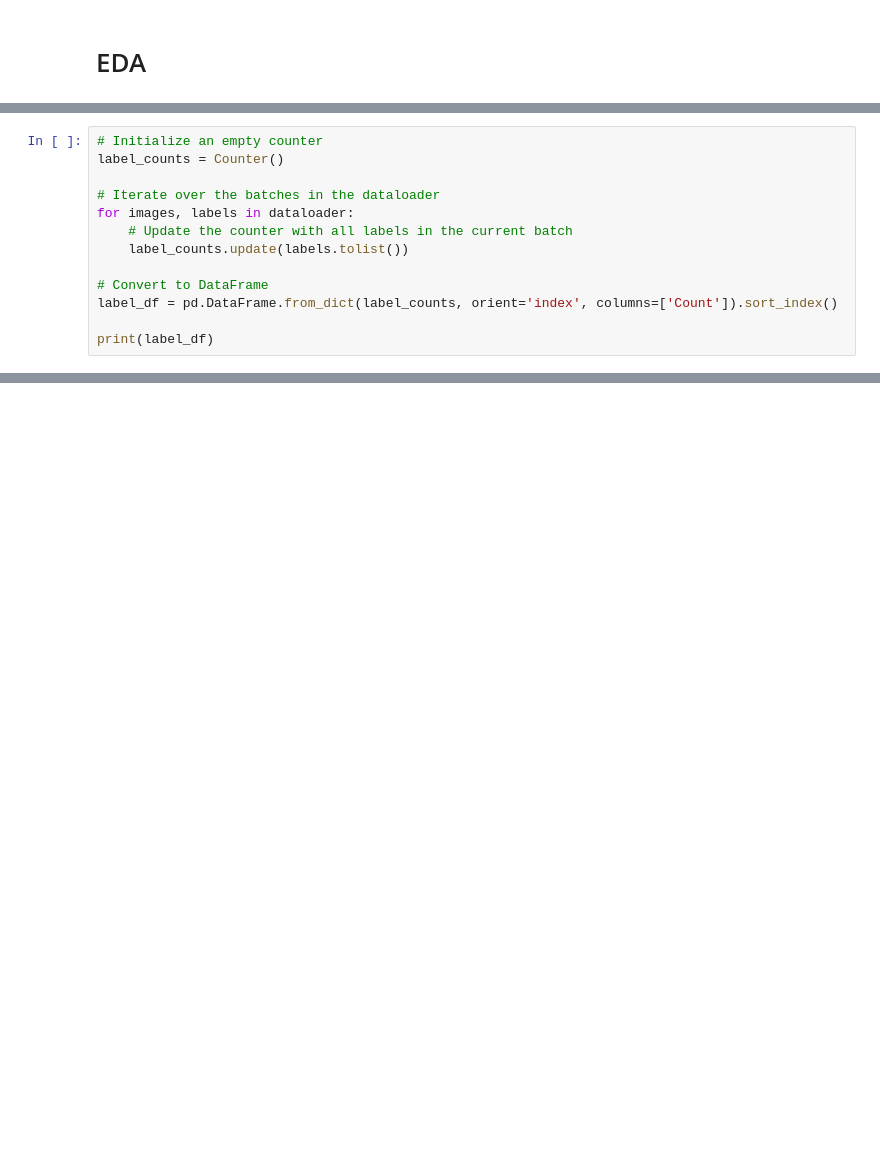
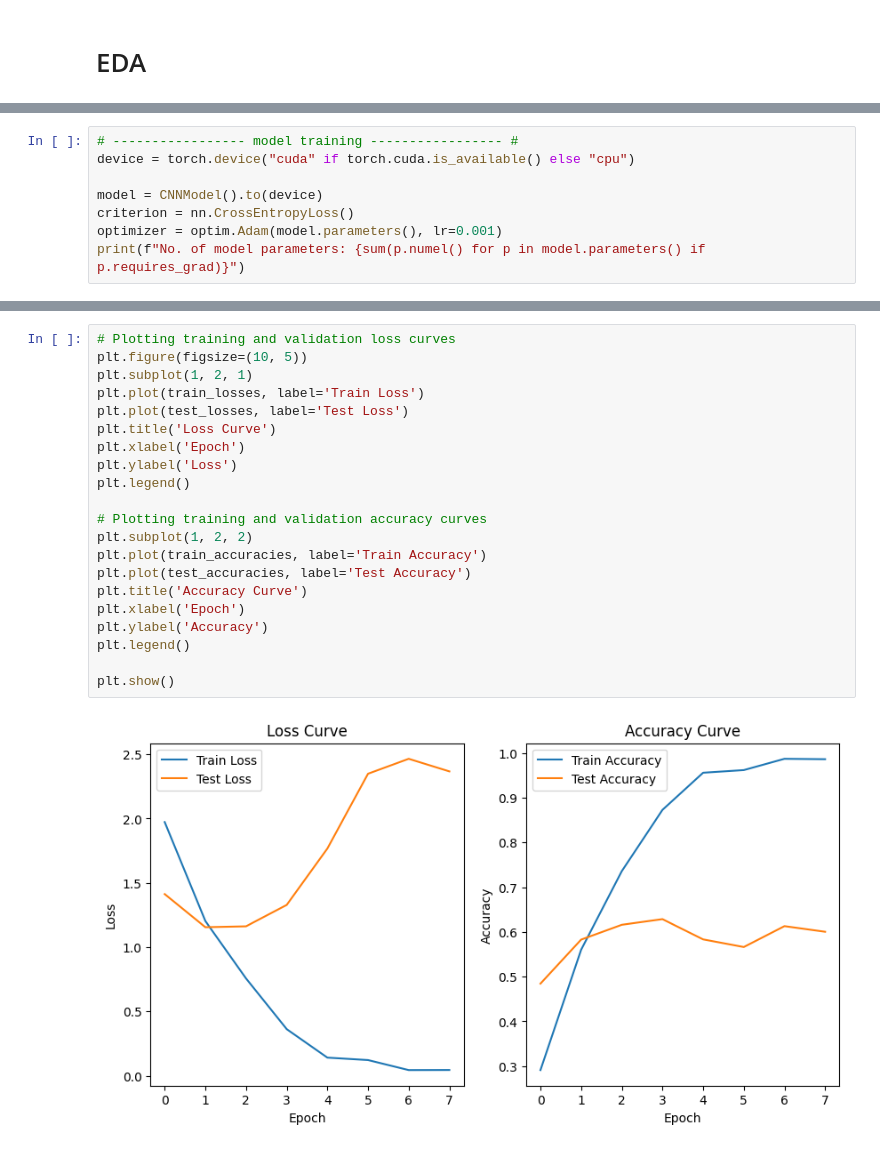
Before and after one commit to RISHIT7/Bird-Species-Classification, a Jupyter notebook: notebooks/DataPreprocessing.ipynb, the cells around one changed output, grey strips where cells are left out. Drawn from its saved outputs; the diff is of its cells as text; blank space fills up the shorter version.

Commit message:
Kaggle Notebook | COL333_A3.1 | Base Model

```diff
--- a/notebooks/DataPreprocessing.ipynb
+++ b/notebooks/DataPreprocessing.ipynb
@@ -182,14 +232 @@ torch.Size([1, 3, 1200, 962])
 ... (3 outputs left out)
-# %%
-# Initialize an empty counter
-label_counts = Counter()
-
-# Iterate over the batches in the dataloader
-for images, labels in dataloader:
-    # Update the counter with all labels in the current batch
-    label_counts.update(labels.tolist())
-
-# Convert to DataFrame
-label_df = pd.DataFrame.from_dict(label_counts, orient='index', columns=['Count']).sort_index()
-
-print(label_df)
@@ -241,0 +264,8 @@ plt.show()
+# %%
+# ----------------- model training ----------------- #
+device = torch.device("cuda" if torch.cuda.is_available() else "cpu")
+
+model = CNNModel().to(device)
+criterion = nn.CrossEntropyLoss()
+optimizer = optim.Adam(model.parameters(), lr=0.001)
+print(f"No. of model parameters: {sum(p.numel() for p in model.parameters() if p.requires_grad)}")
@@ -241,0 +384,23 @@ plt.show()
+# %%
+# Plotting training and validation loss curves
+plt.figure(figsize=(10, 5))
+plt.subplot(1, 2, 1)
+plt.plot(train_losses, label='Train Loss')
+plt.plot(test_losses, label='Test Loss')
+plt.title('Loss Curve')
+plt.xlabel('Epoch')
+plt.ylabel('Loss')
+plt.legend()
+
+# Plotting training and validation accuracy curves
+plt.subplot(1, 2, 2)
+plt.plot(train_accuracies, label='Train Accuracy')
+plt.plot(test_accuracies, label='Test Accuracy')
+plt.title('Accuracy Curve')
+plt.xlabel('Epoch')
+plt.ylabel('Accuracy')
+plt.legend()
+
+plt.show()
+# %% [output]
+[figure, added]
```
Also changed, not shown: parts of 23 cells of this notebook.
